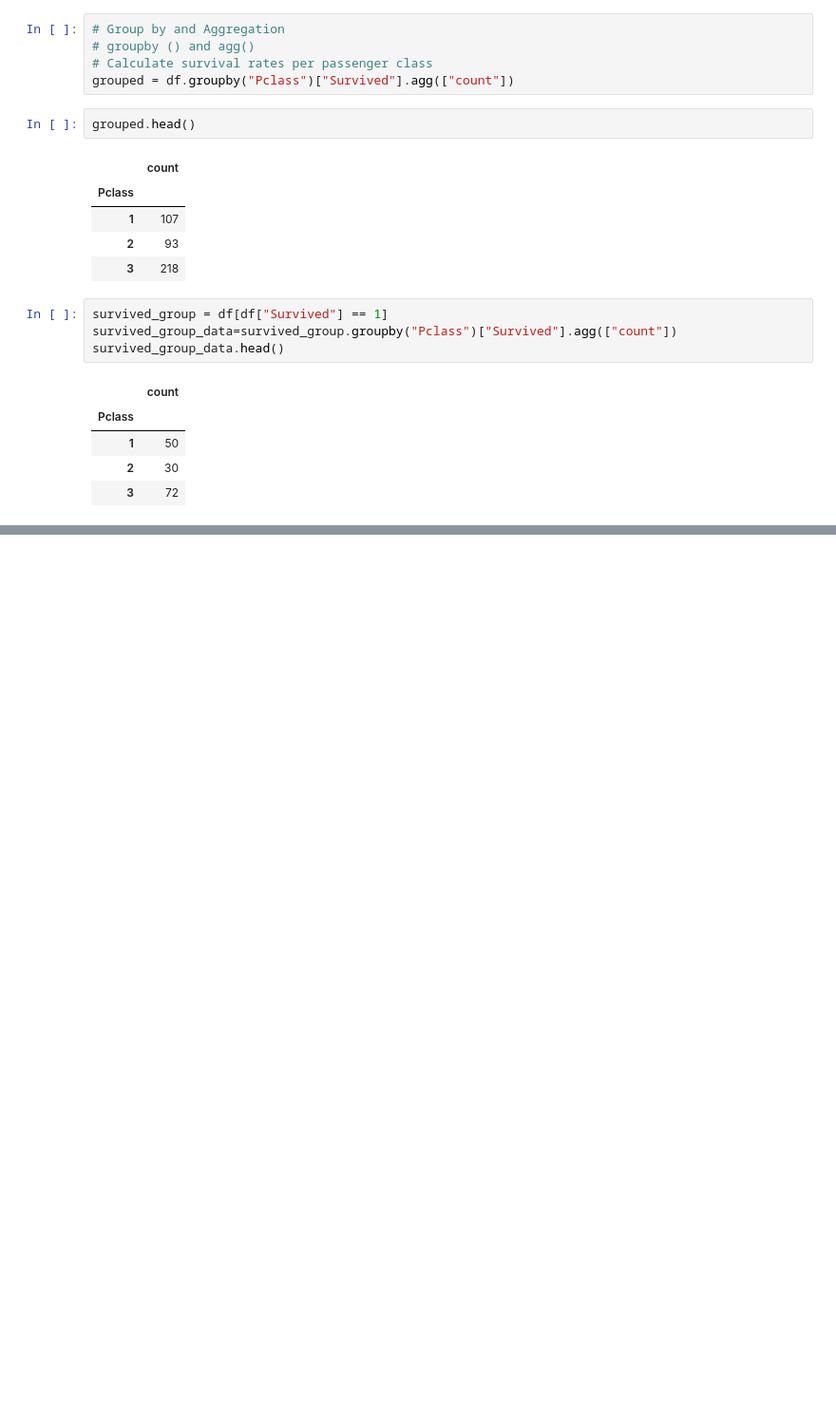
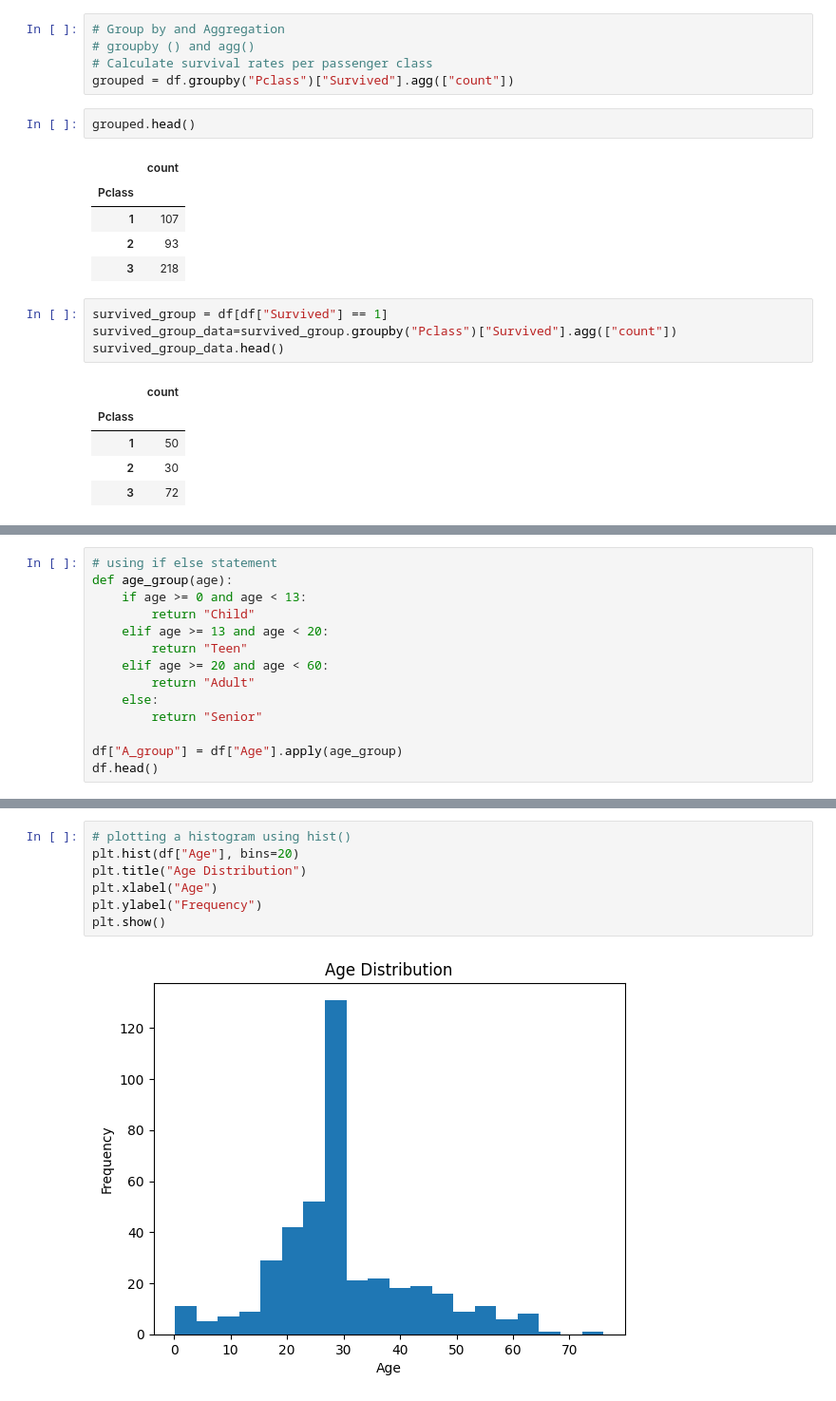
Before and after one commit to Cyrusz55/Cyrus-DataAnalysis-notebook, a Jupyter notebook: luxdev 13th.ipynb, the cells around one changed output, grey strips where cells are left out. Shown: that part at 95% size. Saved outputs shown, nothing was run; the diff lists cells and outputs as text; blank space fills up the shorter version.

```diff
--- a/luxdev 13th.ipynb
+++ b/luxdev 13th.ipynb
@@ -253,0 +244,14 @@ df.head()
+# %%
+# using if else statement
+def age_group(age):
+    if age >= 0 and age < 13:
+        return "Child"
+    elif age >= 13 and age < 20:
+        return "Teen"
+    elif age >= 20 and age < 60:
+        return "Adult"
+    else:
+        return "Senior"
+
+df["A_group"] = df["Age"].apply(age_group)
+df.head()
@@ -253,0 +335,9 @@ df.head()
+# %%
+# plotting a histogram using hist()
+plt.hist(df["Age"], bins=20)
+plt.title("Age Distribution")
+plt.xlabel("Age")
+plt.ylabel("Frequency")
+plt.show()
+# %% [output]
+[figure, added]
```
Also changed, not shown: parts of 101 cells of this notebook, 3 other files.
